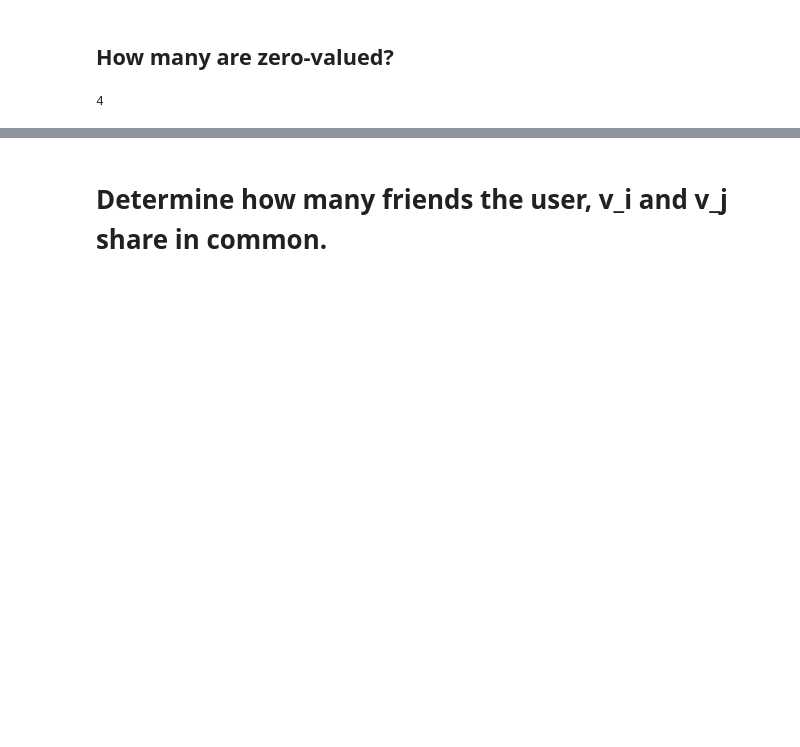
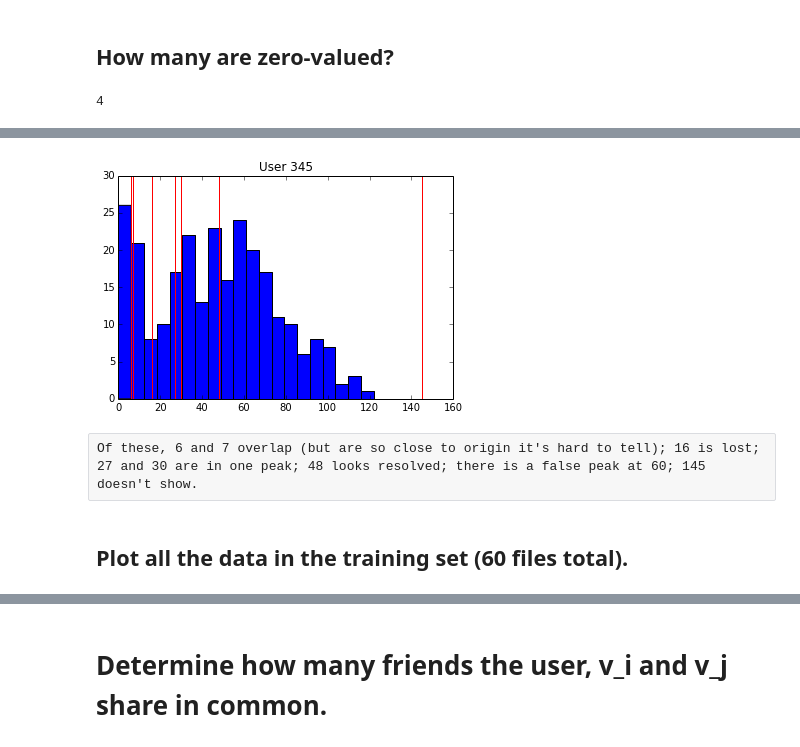
Before and after one commit to bmkessler/Kaggle_Social_Circles, a Jupyter notebook: egonets_1_MR.ipynb, the cells around one changed output, grey strips where cells are left out. Drawn from its saved outputs; the diff is of its cells as text; code cells hidden in the pictures; blank space fills up the shorter version.

```diff
--- a/egonets_1_MR.ipynb
+++ b/egonets_1_MR.ipynb
@@ -130,0 +158,8 @@ sum([ x == 0 for x in cf.values()])
+# %%
+display_dist_with_circles(345)
+# %% [output]
+[figure, added]
+# %% [raw]
+Of these, 6 and 7 overlap (but are so close to origin it's hard to tell); 16 is lost; 27 and 30 are in one peak; 48 looks resolved; there is a false peak at 60; 145 doesn't show.
+# %% [markdown]
+## Plot all the data in the training set (60 files total).
```
Also changed, not shown: parts of 13 cells of this notebook.
